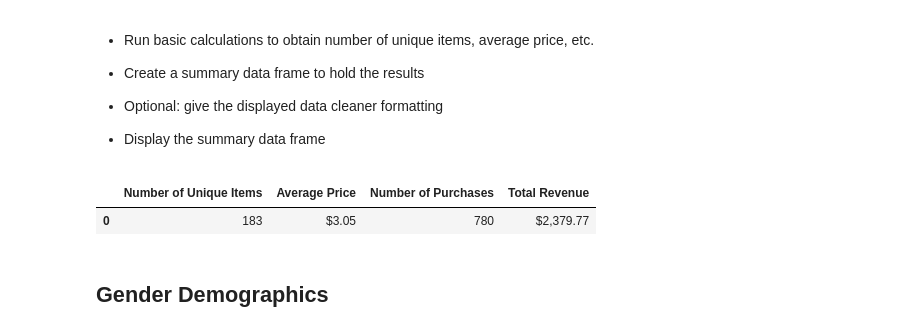
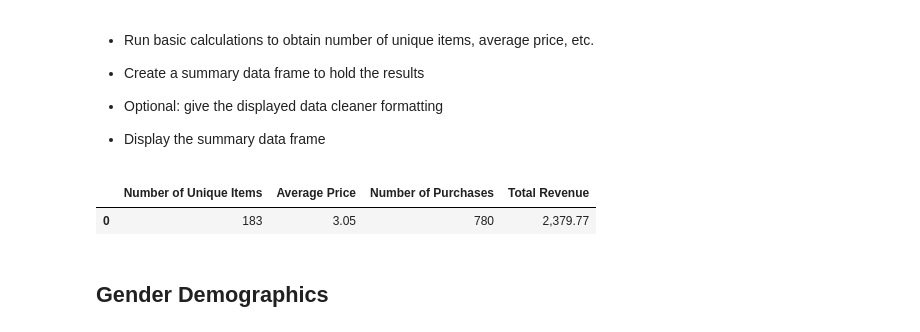
Before and after one commit to dbarrantes200/Homework3-DanielBarrantes, a Jupyter notebook: HeroesOfPymoli_Daniel_Barrantes_Homework.ipynb, the cells around one changed output. Saved outputs shown, nothing was run; the diff lists cells and outputs as text; code cells hidden in the pictures.

```diff
--- a/HeroesOfPymoli_Daniel_Barrantes_Homework.ipynb
+++ b/HeroesOfPymoli_Daniel_Barrantes_Homework.ipynb
@@ -47,22 +47,22 @@ total_players_df
 # %%
 #Run basic calculations to obtain number of unique items, average price, etc.
 unique_items = len(purchase_data["Item ID"].unique())
 average = purchase_data["Price"].mean()
 number_purchases = (purchase_data["Purchase ID"]).count()
 total_revenue = purchase_data['Price'].sum()
 
 
 total = {"Number of Unique Items": [unique_items],
          "Average Price":[average],
          "Number of Purchases": [number_purchases],
          "Total Revenue": [total_revenue]
          }
 purchase_df = pd.DataFrame(total)
-pd.options.display.float_format = "${:,.2f}".format
+pd.options.display.float_format = "{:,.2f}".format
 purchase_df
 # %% [output]
 |  | Number of Unique Items | Average Price | Number of Purchases | Total Revenue |
-| 0 | 183 | $3.05 | 780 | $2,379.77 |
+| 0 | 183 | 3.05 | 780 | 2,379.77 |
 # %% [markdown]
 ## Gender Demographics
 # %% [markdown]
```
Also changed, not shown: parts of 16 cells of this notebook.
